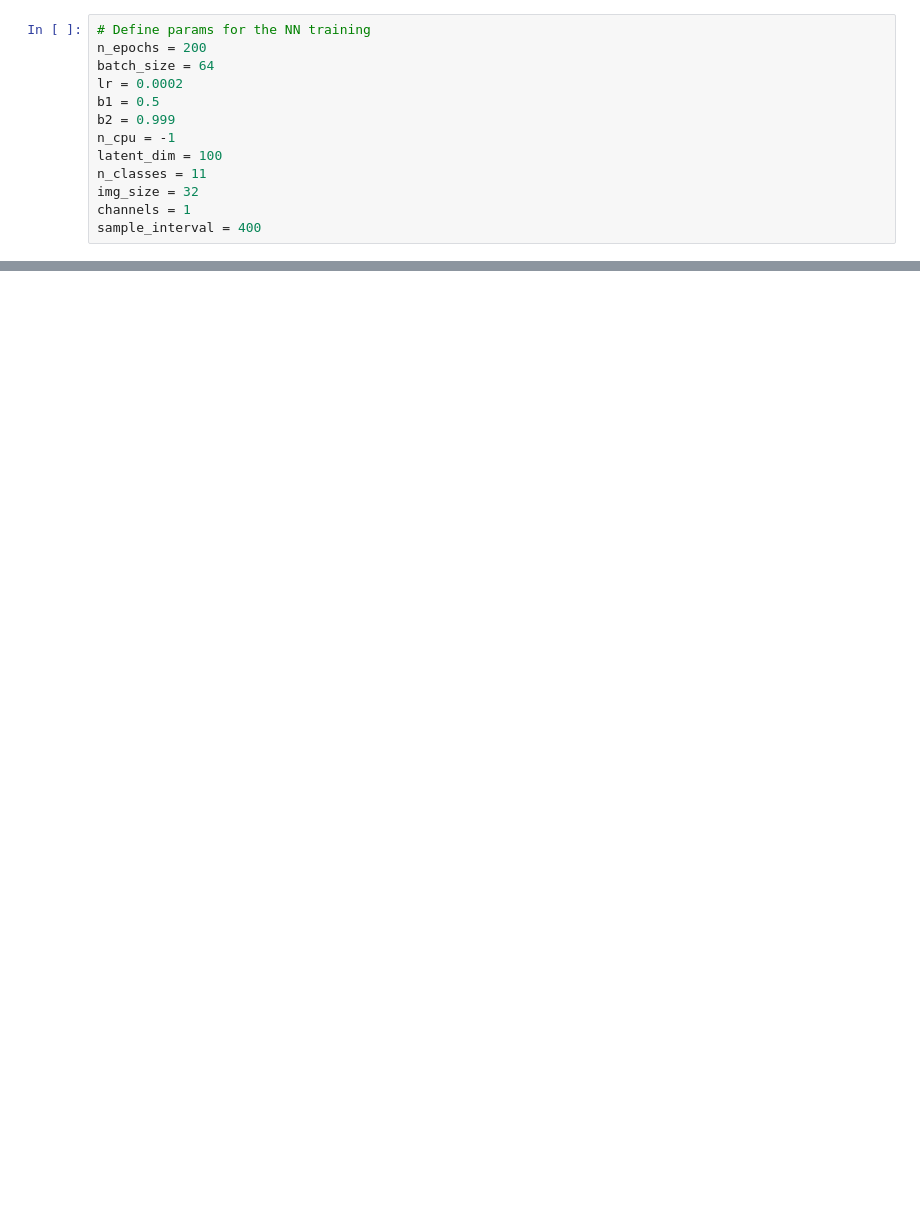
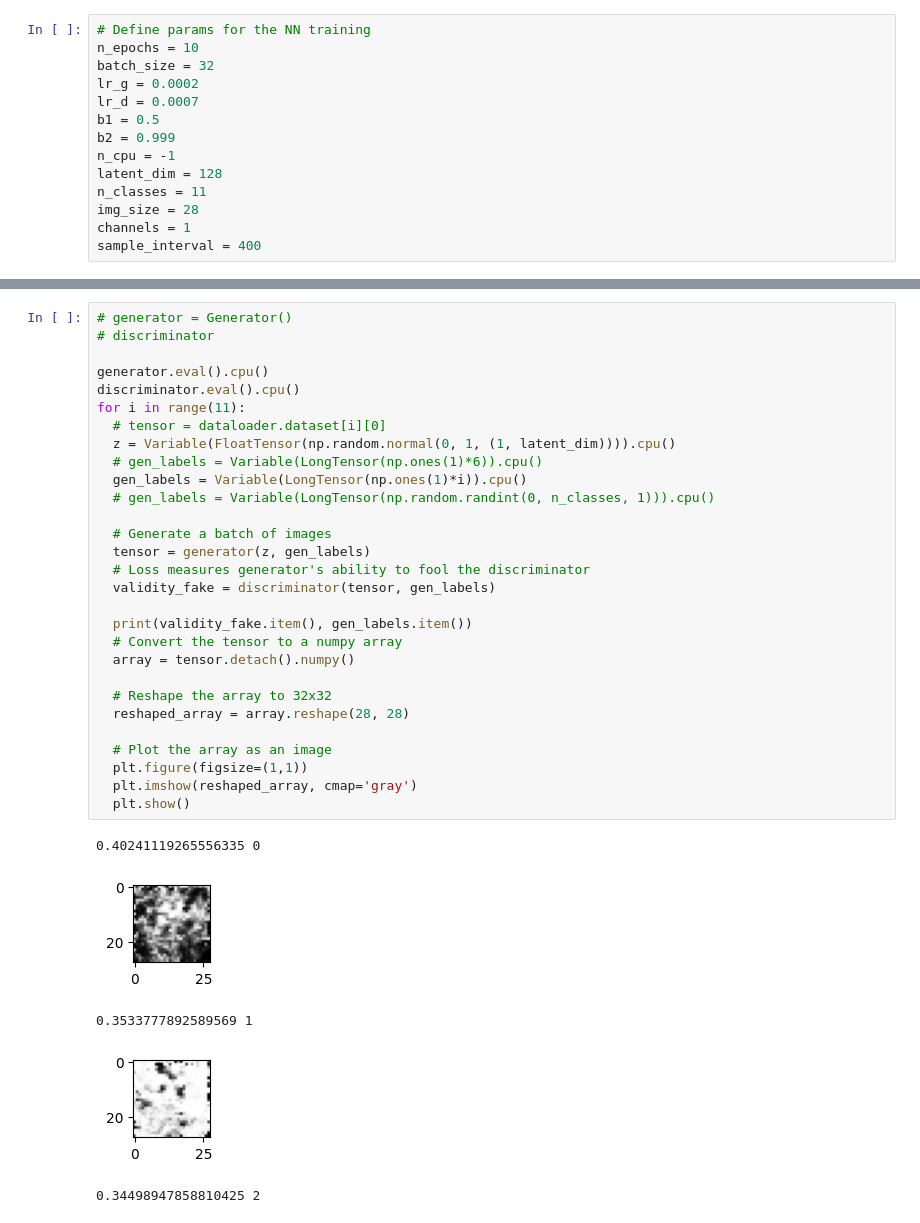
Before and after one commit to bjarnege/DLAM-Project, a Jupyter notebook: src/dlam/notebooks/GAN-experiments/3.) CGAN.ipynb, the cells around one changed output, grey strips where cells are left out. Cells and saved outputs as stored; diff of their text form; blank space fills up the shorter version.

```diff
--- a/src/dlam/notebooks/GAN-experiments/3.) CGAN.ipynb
+++ b/src/dlam/notebooks/GAN-experiments/3.) CGAN.ipynb
@@ -43,14 +27,15 @@ from medmnist import INFO
 # %%
 # Define params for the NN training
-n_epochs = 200
-batch_size = 64
-lr = 0.0002
+n_epochs = 10
+batch_size = 32
+lr_g = 0.0002
+lr_d = 0.0007
 b1 = 0.5
 b2 = 0.999
 n_cpu = -1
-latent_dim = 100
+latent_dim = 128
 n_classes = 11
-img_size = 32
+img_size = 28
 channels = 1
 sample_interval = 400
 # %%
@@ -292,0 +439,35 @@ for i in range(50):
+# %%
+# generator = Generator()
+# discriminator
+
+generator.eval().cpu()
+discriminator.eval().cpu()
+for i in range(11):
+  # tensor = dataloader.dataset[i][0]
+  z = Variable(FloatTensor(np.random.normal(0, 1, (1, latent_dim)))).cpu()
+  # gen_labels = Variable(LongTensor(np.ones(1)*6)).cpu()
+  gen_labels = Variable(LongTensor(np.ones(1)*i)).cpu()
+  # gen_labels = Variable(LongTensor(np.random.randint(0, n_classes, 1))).cpu()
+
+  # Generate a batch of images
+  tensor = generator(z, gen_labels)
+  # Loss measures generator's ability to fool the discriminator
+  validity_fake = discriminator(tensor, gen_labels)
+
+  print(validity_fake.item(), gen_labels.item())
+  # Convert the tensor to a numpy array
+  array = tensor.detach().numpy()
+
+  # Reshape the array to 32x32
+  reshaped_array = array.reshape(28, 28)
+
+  # Plot the array as an image
+  plt.figure(figsize=(1,1))
+  plt.imshow(reshaped_array, cmap='gray')
+  plt.show()
+# %% [output]
+0.40241119265556335 0
+[figure, added]
+0.3533777892589569 1
+[figure, added]
+0.34498947858810425 2
```
Also changed, not shown: parts of 20 cells of this notebook.
